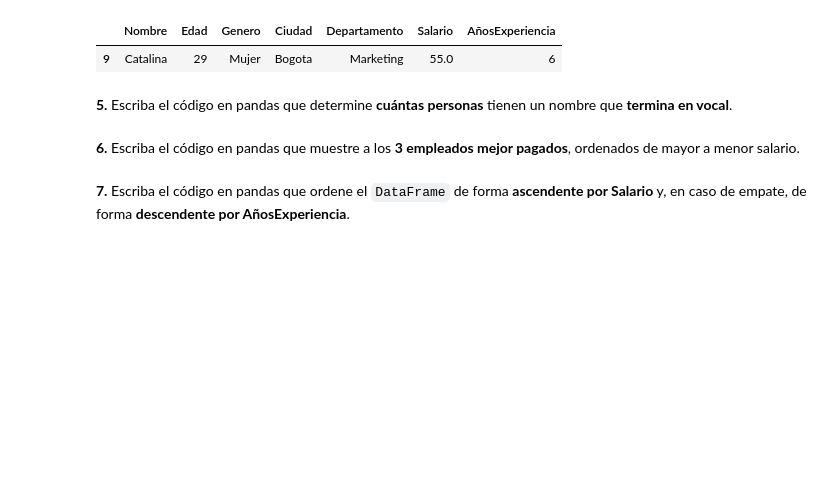
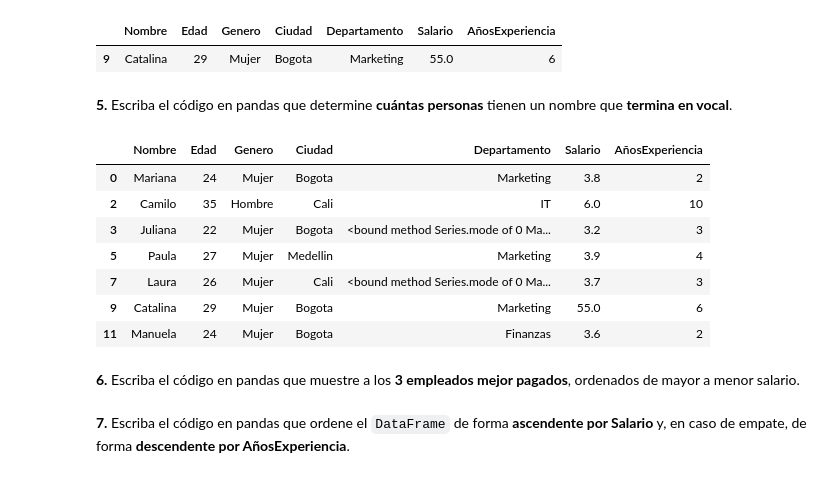
Before and after one commit to samart05/aprendiendo_github, a Jupyter notebook: Taller_Preparcial_Seccion3_Pandas.ipynb, the cells around one changed output. Saved outputs shown, nothing was run; the diff lists cells and outputs as text; code cells hidden in the pictures; blank space fills up the shorter version.

Commit message:
Subseccion 2 punto 5 : Filtro 5

```diff
--- a/Taller_Preparcial_Seccion3_Pandas.ipynb
+++ b/Taller_Preparcial_Seccion3_Pandas.ipynb
@@ -222,6 +222,18 @@ Cantidad de personas: 1
 **5.** Escriba el código en pandas que determine **cuántas personas** tienen un nombre que **termina en vocal**.
 # %%
 # Escriba aquí su código
+vocales = ("a", "e", "i", "o", "u")
+filtro5 = df[df["Nombre"].str.lower().str.endswith(vocales)]
+filtro5
+# %% [output]
+|  | Nombre | Edad | Genero | Ciudad | Departamento | Salario | AñosExperiencia |
+| 0 | Mariana | 24 | Mujer | Bogota | Marketing | 3.8 | 2 |
+| 2 | Camilo | 35 | Hombre | Cali | IT | 6.0 | 10 |
+| 3 | Juliana | 22 | Mujer | Bogota | <bound method Series.mode of 0 Ma... | 3.2 | 3 |
+| 5 | Paula | 27 | Mujer | Medellin | Marketing | 3.9 | 4 |
+| 7 | Laura | 26 | Mujer | Cali | <bound method Series.mode of 0 Ma... | 3.7 | 3 |
+| 9 | Catalina | 29 | Mujer | Bogota | Marketing | 55.0 | 6 |
+| 11 | Manuela | 24 | Mujer | Bogota | Finanzas | 3.6 | 2 |
 # %% [markdown]
 **6.** Escriba el código en pandas que muestre a los **3 empleados mejor pagados**, ordenados de mayor a menor salario.
 # %%
```
